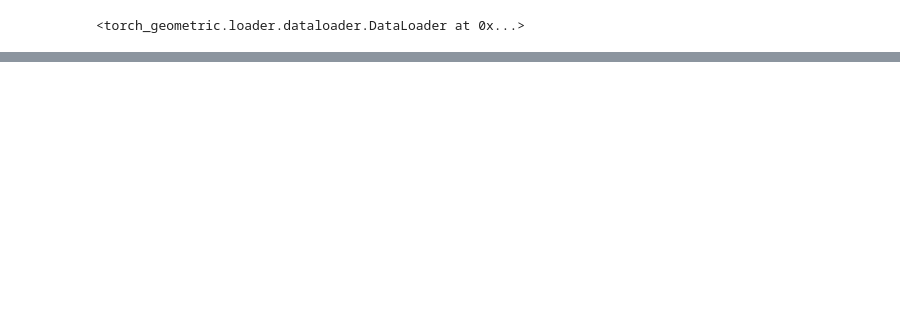
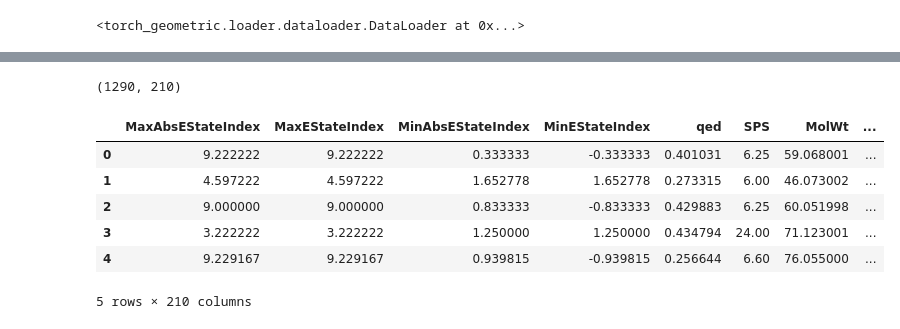
Before and after one commit to yu9824/torch-graph-tutorial, a Jupyter notebook: torch-graph-tutorial.ipynb, the cells around one changed output, grey strips where cells are left out. Cells and saved outputs as stored; diff of their text form; code cells hidden in the pictures; blank space fills up the shorter version.

```diff
--- a/torch-graph-tutorial.ipynb
+++ b/torch-graph-tutorial.ipynb
@@ -193,0 +269,13 @@ evaluate_history(history)
+# %%
+X = X.loc[:, ~(X.isnull().any() | np.isinf(X).any())].astype(np.float32)
+print(X.shape)
+X.head()
+# %% [output]
+(1290, 210)
+|  | MaxAbsEStateIndex | MaxEStateIndex | MinAbsEStateIndex | MinEStateIndex | qed | SPS | MolWt | ... |
+| 0 | 9.222222 | 9.222222 | 0.333333 | -0.333333 | 0.401031 | 6.25 | 59.068001 | ... |
+| 1 | 4.597222 | 4.597222 | 1.652778 | 1.652778 | 0.273315 | 6.00 | 46.073002 | ... |
+| 2 | 9.000000 | 9.000000 | 0.833333 | -0.833333 | 0.429883 | 6.25 | 60.051998 | ... |
+| 3 | 3.222222 | 3.222222 | 1.250000 | 1.250000 | 0.434794 | 24.00 | 71.123001 | ... |
+| 4 | 9.229167 | 9.229167 | 0.939815 | -0.939815 | 0.256644 | 6.60 | 76.055000 | ... |
+5 rows × 210 columns
```
Also changed, not shown: parts of 27 cells of this notebook.
